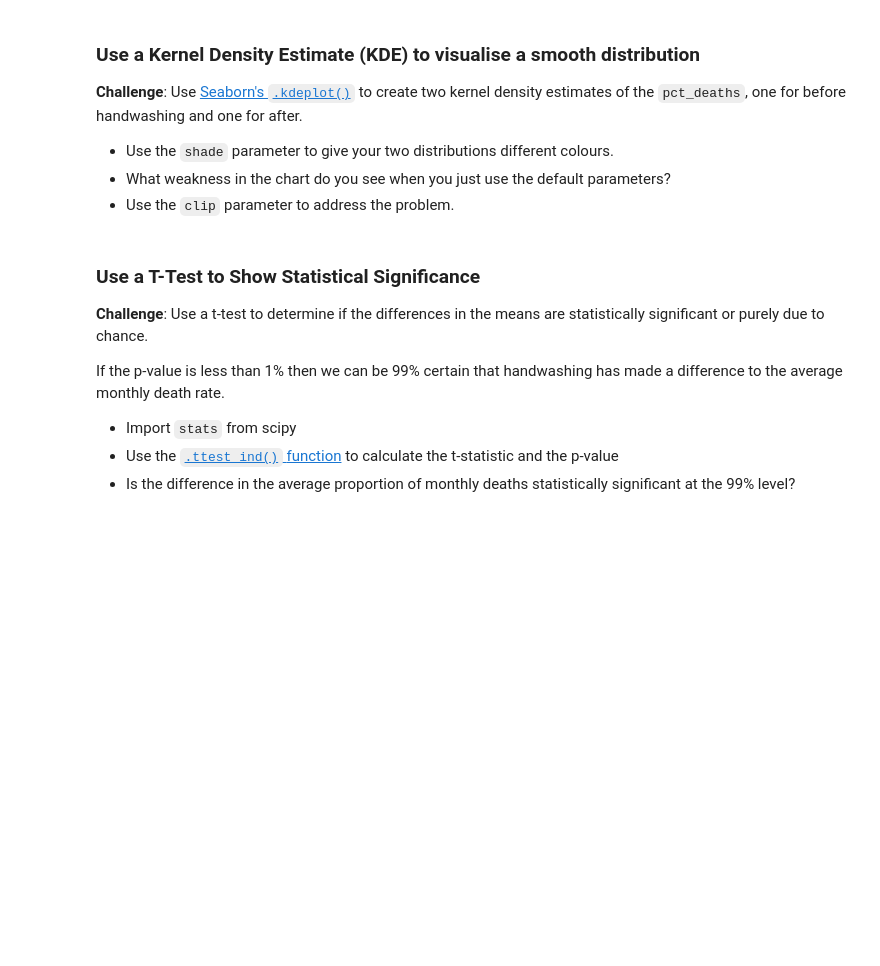
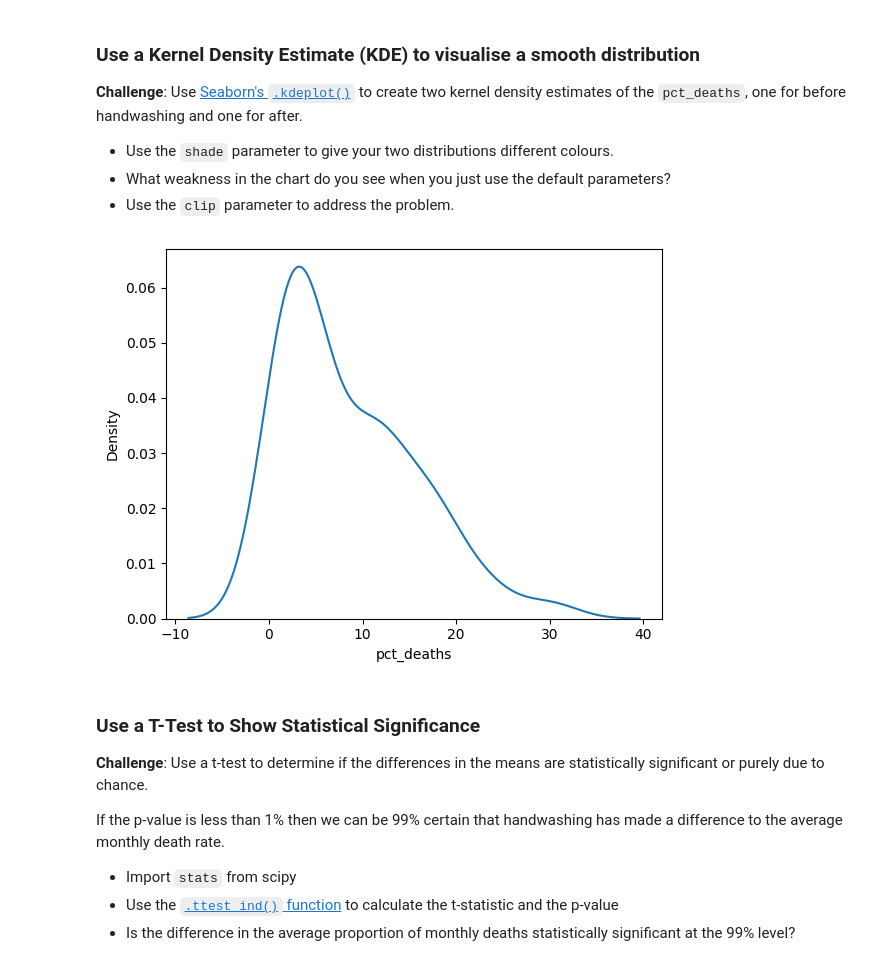
Before and after one commit to LegradiK/handwashing_discovery_histograms_KDE_scipi_matplotlib_numpy, a Jupyter notebook: Dr_Semmelweis_Handwashing_Discovery.ipynb, the cells around one changed output. Drawn from its saved outputs; the diff is of its cells as text; code cells hidden in the pictures; blank space fills up the shorter version.

```diff
--- a/Dr_Semmelweis_Handwashing_Discovery.ipynb
+++ b/Dr_Semmelweis_Handwashing_Discovery.ipynb
@@ -453,3 +494,5 @@ KeyError: 'date'
 * Use [NumPy's `.where()` function](https://numpy.org/doc/stable/reference/generated/numpy.where.html) to add a column to `df_monthly` that shows if a particular date was before or after the start of handwashing.
 * Then use plotly to create box plot of the data before and after handwashing.
 * How did key statistics like the mean, max, min, 1st and 3rd quartile changed as a result of the new policy?
+# %%
+df_monthly['washing_hands'] = np.where(df_monthly.date < cutoff, 'No', 'Yes')
@@ -471,6 +540,15 @@ KeyError: 'date'
 * Use the `shade` parameter to give your two distributions different colours.
 * What weakness in the chart do you see when you just use the default parameters?
 * Use the `clip` parameter to address the problem.
+# %%
+fig, ax = plt.subplots(figsize=14, 8)
+
+kde_chart = sns.kdeplot(
+    data=df_monthly,
+    x='pct_deaths'
+)
+# %% [output]
+[figure, added]
 # %% [markdown]
 ### Use a T-Test to Show Statistical Significance
 
```
Also changed, not shown: parts of 8 cells of this notebook.
